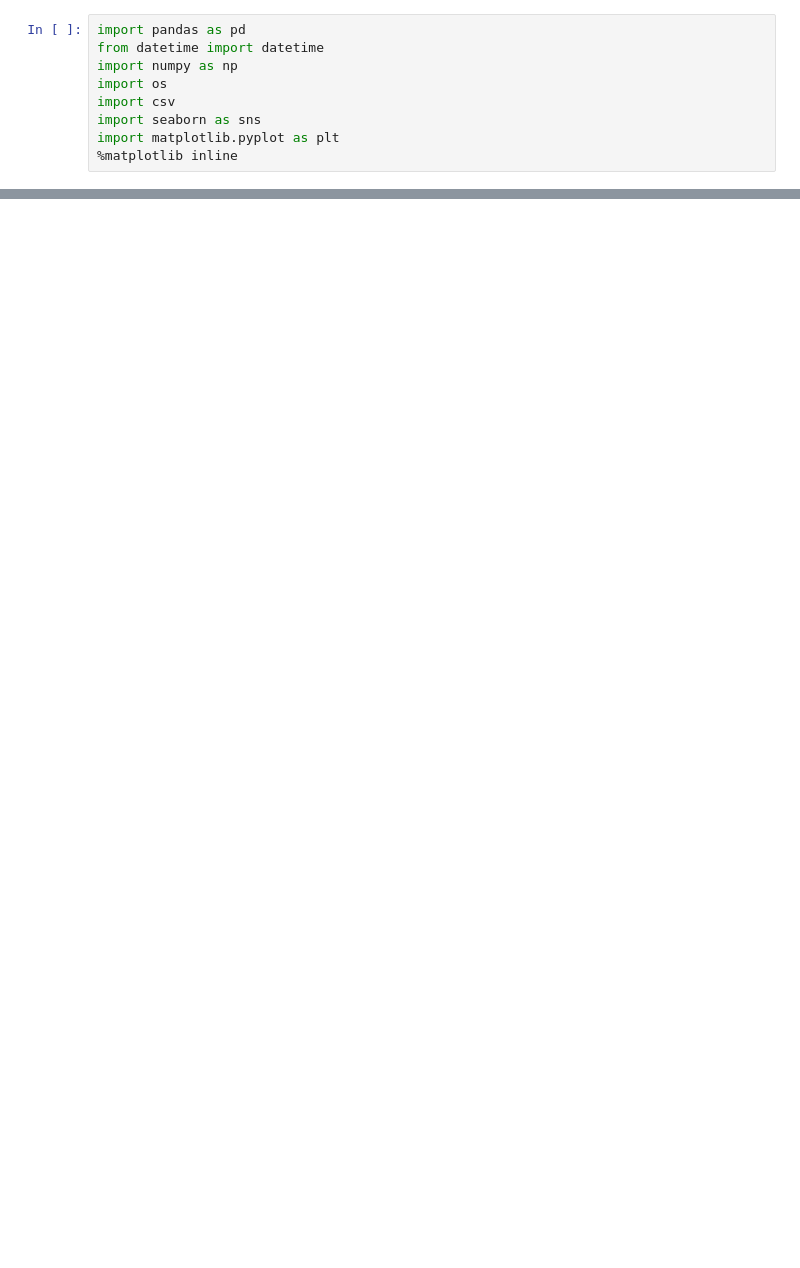
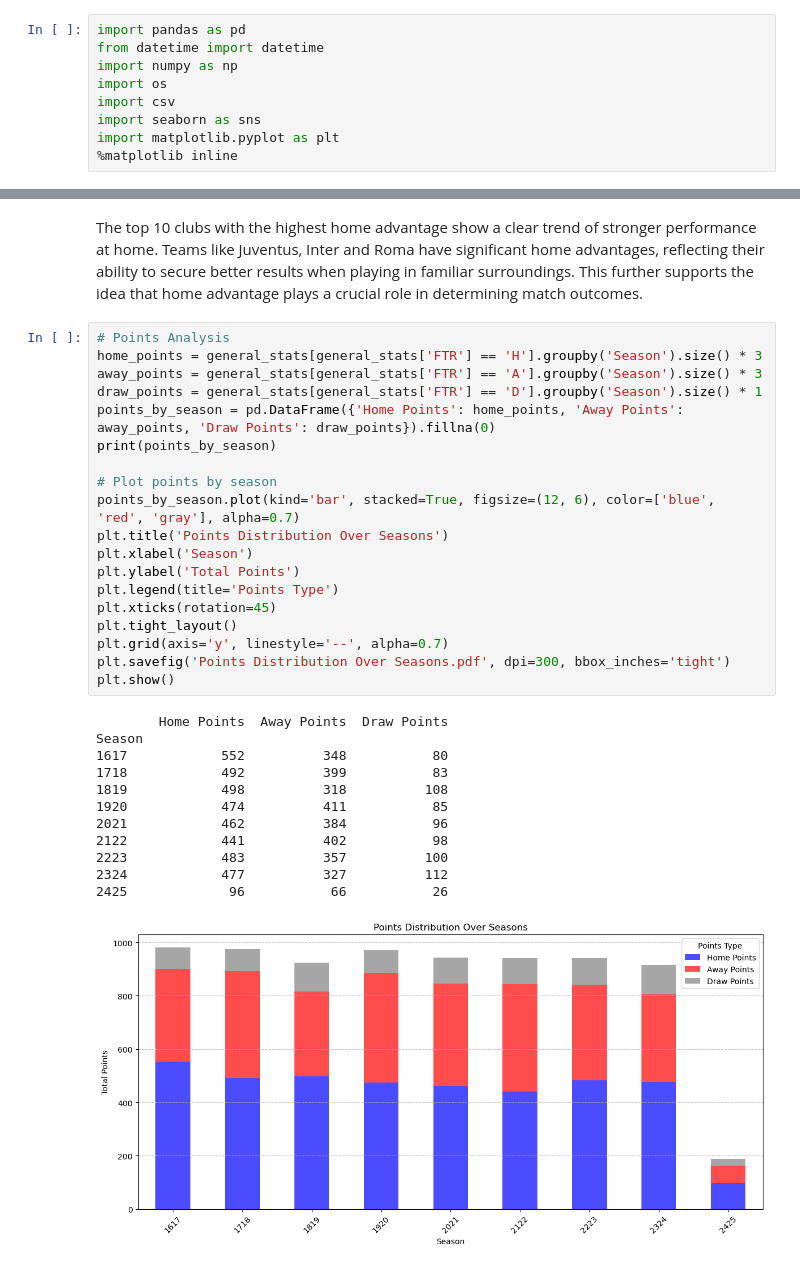
Before and after one commit to giuseppe-evola/Predict-Serie-A-matches-implement-Betting-strategy, a Jupyter notebook: Data_analysis.ipynb, the cells around one changed output, grey strips where cells are left out. Drawn from its saved outputs; the diff is of its cells as text; blank space fills up the shorter version.

```diff
--- a/Data_analysis.ipynb
+++ b/Data_analysis.ipynb
@@ -78,0 +78,34 @@ ISPIRAZIONE:
+# %% [markdown]
+The top 10 clubs with the highest home advantage show a clear trend of stronger performance at home. Teams like Juventus, Inter and Roma have significant home advantages, reflecting their ability to secure better results when playing in familiar surroundings. This further supports the idea that home advantage plays a crucial role in determining match outcomes.
+# %%
+# Points Analysis
+home_points = general_stats[general_stats['FTR'] == 'H'].groupby('Season').size() * 3
+away_points = general_stats[general_stats['FTR'] == 'A'].groupby('Season').size() * 3
+draw_points = general_stats[general_stats['FTR'] == 'D'].groupby('Season').size() * 1
+points_by_season = pd.DataFrame({'Home Points': home_points, 'Away Points': away_points, 'Draw Points': draw_points}).fillna(0)
+print(points_by_season)
+
+# Plot points by season
+points_by_season.plot(kind='bar', stacked=True, figsize=(12, 6), color=['blue', 'red', 'gray'], alpha=0.7)
+plt.title('Points Distribution Over Seasons')
+plt.xlabel('Season')
+plt.ylabel('Total Points')
+plt.legend(title='Points Type')
+plt.xticks(rotation=45)
+plt.tight_layout()
+plt.grid(axis='y', linestyle='--', alpha=0.7)
+plt.savefig('Points Distribution Over Seasons.pdf', dpi=300, bbox_inches='tight')
+plt.show()
+# %% [output]
+        Home Points  Away Points  Draw Points
+Season
+1617            552          348           80
+1718            492          399           83
+1819            498          318          108
+1920            474          411           85
+2021            462          384           96
+2122            441          402           98
+2223            483          357          100
+2324            477          327          112
+2425             96           66           26
+[figure, added]
```
Also changed, not shown: parts of 59 cells of this notebook.
